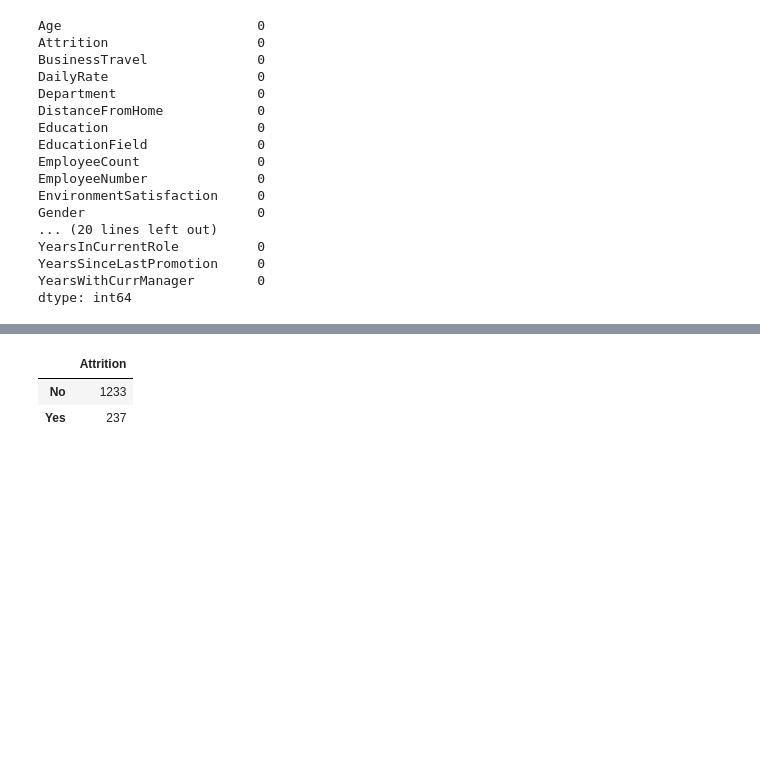
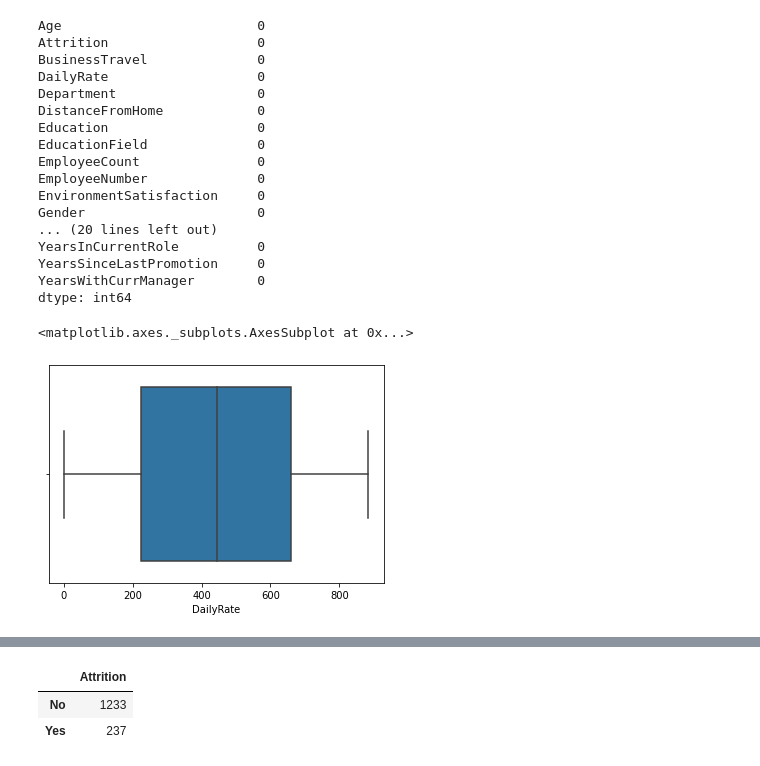
Before and after one commit to Akhilesh-Kulkarni/HR-Attrition---Random-Forest-Classification, a Jupyter notebook: HR_Attrition.ipynb, the cells around one changed output, grey strips where cells are left out. Drawn from its saved outputs; the diff is of its cells as text; code cells hidden in the pictures; blank space fills up the shorter version.

```diff
--- a/HR_Attrition.ipynb
+++ b/HR_Attrition.ipynb
@@ -76,3 +76,8 @@ YearsInCurrentRole          0
 YearsSinceLastPromotion     0
 YearsWithCurrManager        0
 dtype: int64
+# %%
+sns.boxplot(data=data,x='DailyRate')
+# %% [output]
+<matplotlib.axes._subplots.AxesSubplot at 0x...>
+[figure, added]
```
Also changed, not shown: parts of 5 cells of this notebook.
